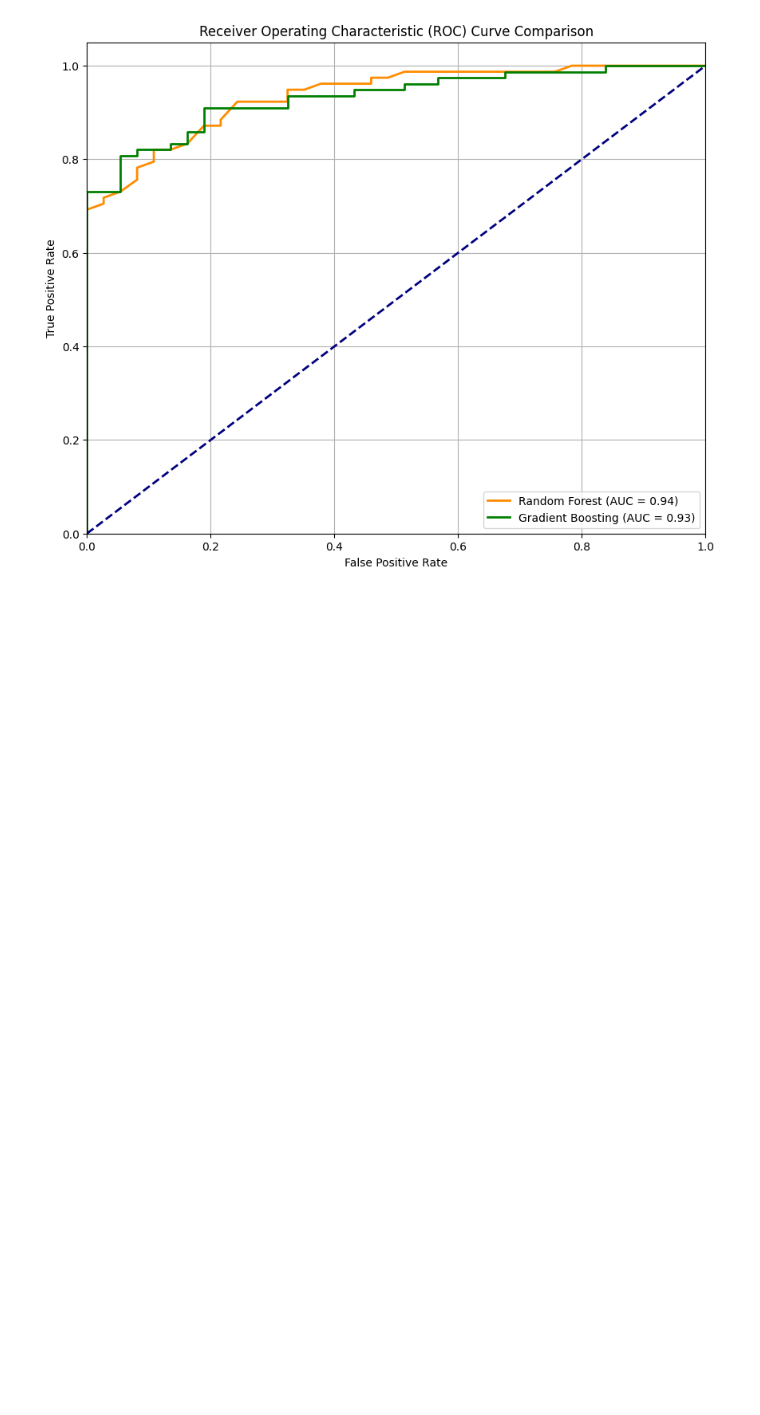
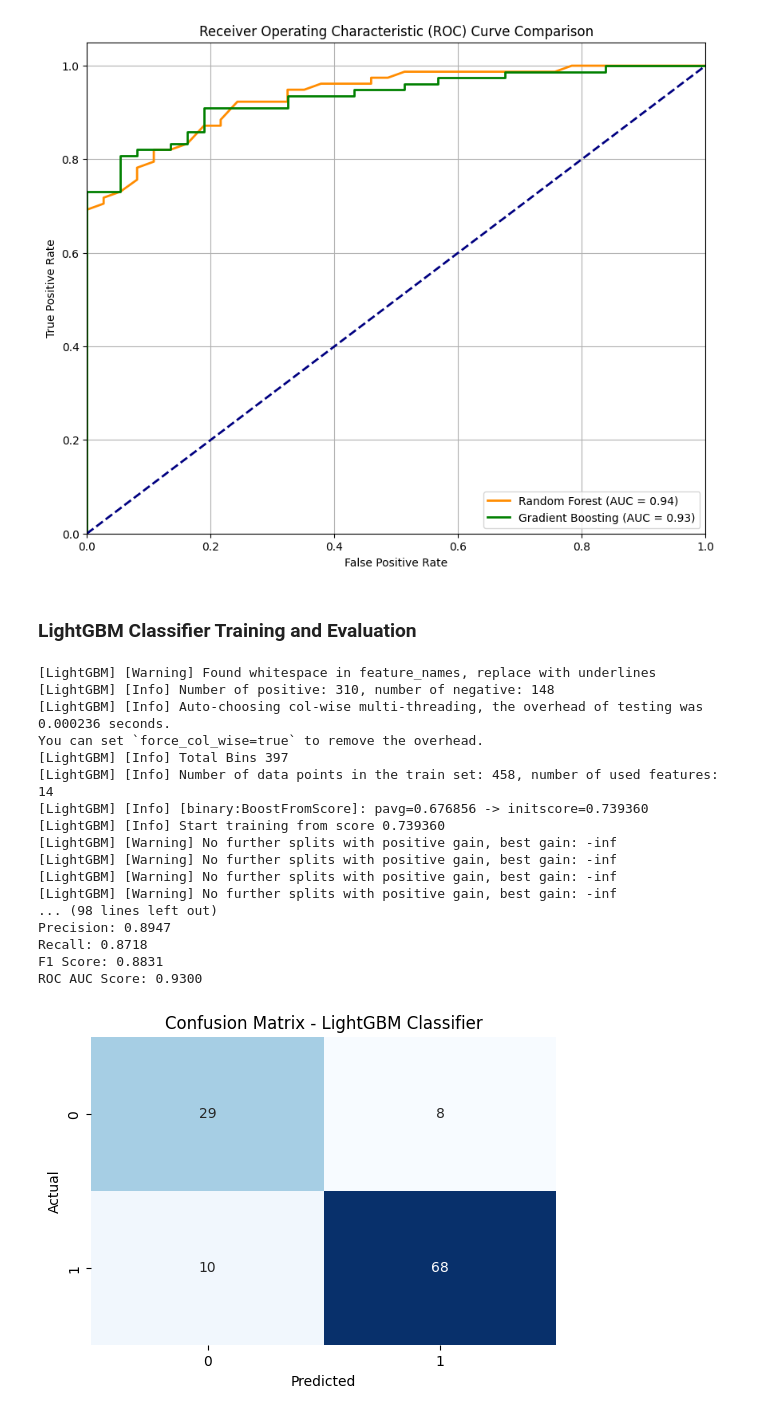
Before and after one commit to kxrrym03/Faker-LOL-Performance, a Jupyter notebook: Faker_LOL_Match_Statistics.ipynb, the cells around one changed output. Cells and saved outputs as stored; diff of their text form; code cells hidden in the pictures; blank space fills up the shorter version.

```diff
--- a/Faker_LOL_Match_Statistics.ipynb
+++ b/Faker_LOL_Match_Statistics.ipynb
@@ -658,3 +658,44 @@ plt.grid(True)
 plt.show()
 # %% [output]
 [figure]
+# %% [markdown]
+### LightGBM Classifier Training and Evaluation
+# %%
+lgbm_model = lgb.LGBMClassifier(random_state=42)
+lgbm_model.fit(X_train, y_train)
+y_pred_lgbm = lgbm_model.predict(X_test)
+y_proba_lgbm = lgbm_model.predict_proba(X_test)[:, 1]
+
+print("LightGBM Classifier Metrics:")
+print(f"Accuracy: {accuracy_score(y_test, y_pred_lgbm):.4f}")
+print(f"Precision: {precision_score(y_test, y_pred_lgbm):.4f}")
+print(f"Recall: {recall_score(y_test, y_pred_lgbm):.4f}")
+print(f"F1 Score: {f1_score(y_test, y_pred_lgbm):.4f}")
+print(f"ROC AUC Score: {roc_auc_score(y_test, y_proba_lgbm):.4f}")
+
+cm_lgbm = confusion_matrix(y_test, y_pred_lgbm)
+plt.figure(figsize=(6, 4))
+sns.heatmap(cm_lgbm, annot=True, fmt='d', cmap='Blues', cbar=False)
+plt.title('Confusion Matrix - LightGBM Classifier')
+plt.xlabel('Predicted')
+plt.ylabel('Actual')
+plt.show()
+# %% [output]
+[LightGBM] [Warning] Found whitespace in feature_names, replace with underlines
+[LightGBM] [Info] Number of positive: 310, number of negative: 148
+[LightGBM] [Info] Auto-choosing col-wise multi-threading, the overhead of testing was 0.000236 seconds.
+You can set `force_col_wise=true` to remove the overhead.
+[LightGBM] [Info] Total Bins 397
+[LightGBM] [Info] Number of data points in the train set: 458, number of used features: 14
+[LightGBM] [Info] [binary:BoostFromScore]: pavg=0.676856 -> initscore=0.739360
+[LightGBM] [Info] Start training from score 0.739360
+[LightGBM] [Warning] No further splits with positive gain, best gain: -inf
+[LightGBM] [Warning] No further splits with positive gain, best gain: -inf
+[LightGBM] [Warning] No further splits with positive gain, best gain: -inf
+[LightGBM] [Warning] No further splits with positive gain, best gain: -inf
+... (98 lines left out)
+Precision: 0.8947
+Recall: 0.8718
+F1 Score: 0.8831
+ROC AUC Score: 0.9300
+[figure, added]
```
Also changed, not shown: parts of 4 cells of this notebook.
